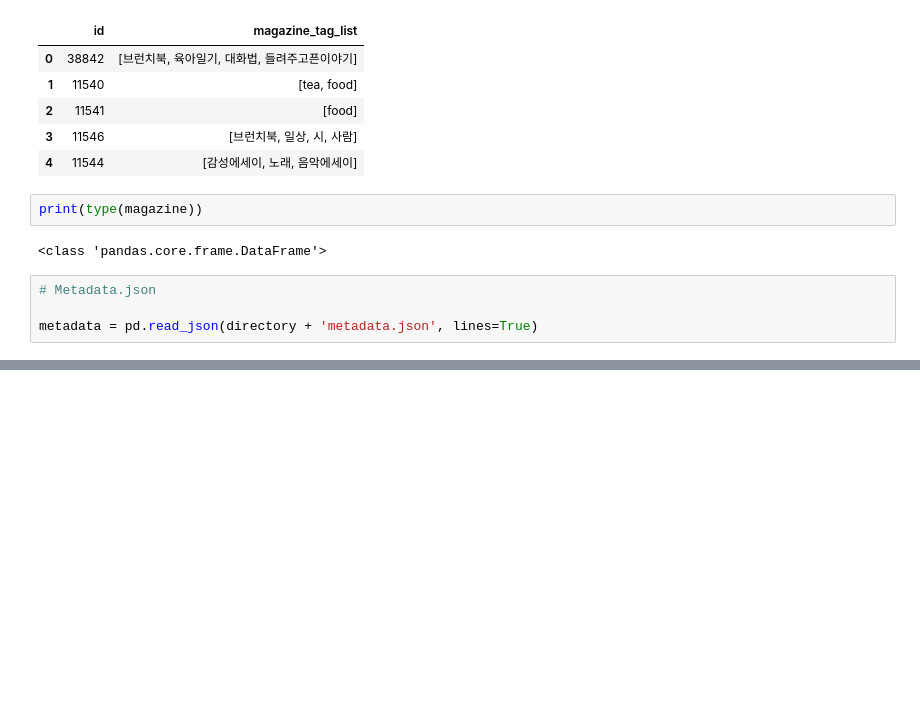
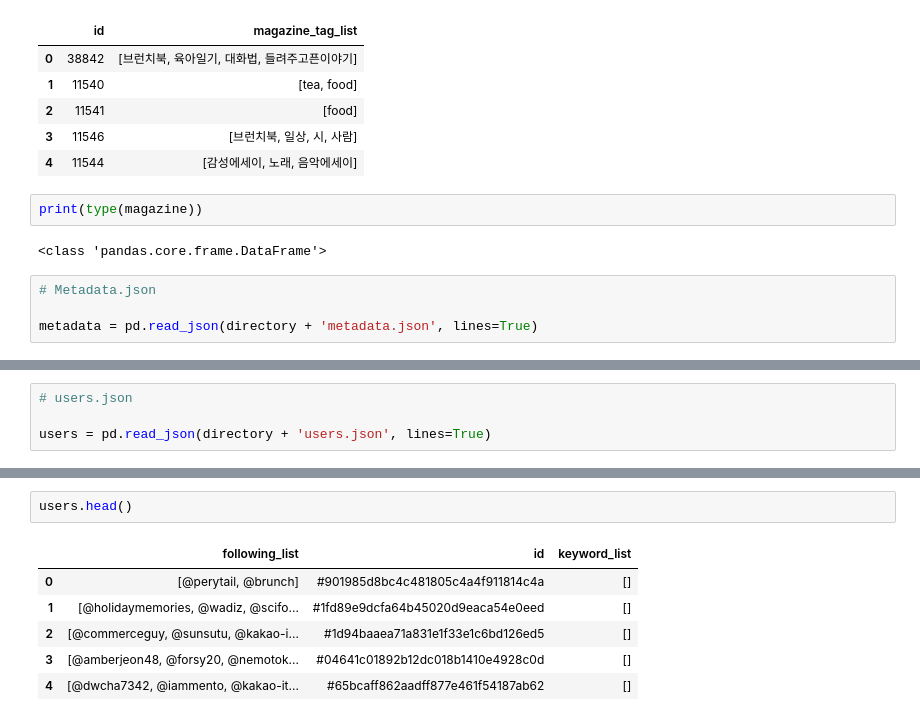
Before and after one commit to kimdog/kakao_brunch_2019, a Jupyter notebook: mydev2.ipynb, the cells around one changed output, grey strips where cells are left out. Drawn from its saved outputs; the diff is of its cells as text; blank space fills up the shorter version.

```diff
--- a/mydev2.ipynb
+++ b/mydev2.ipynb
@@ -70,0 +68,4 @@ tmpfs            99M   20K   99M   1% /run/user/1000
+# %%
+# users.json
+
+users = pd.read_json(directory + 'users.json', lines=True)
@@ -70,0 +76,9 @@ tmpfs            99M   20K   99M   1% /run/user/1000
+# %%
+users.head()
+# %% [output]
+|  | following_list | id | keyword_list |
+| 0 | [@perytail, @brunch] | #901985d8bc4c481805c4a4f911814c4a | [] |
+| 1 | [@holidaymemories, @wadiz, @scifo... | #1fd89e9dcfa64b45020d9eaca54e0eed | [] |
+| 2 | [@commerceguy, @sunsutu, @kakao-i... | #1d94baaea71a831e1f33e1c6bd126ed5 | [] |
+| 3 | [@amberjeon48, @forsy20, @nemotok... | #04641c01892b12dc018b1410e4928c0d | [] |
+| 4 | [@dwcha7342, @iammento, @kakao-it... | #65bcaff862aadff877e461f54187ab62 | [] |
```
Also changed, not shown: parts of 16 cells of this notebook, 5 other files.
